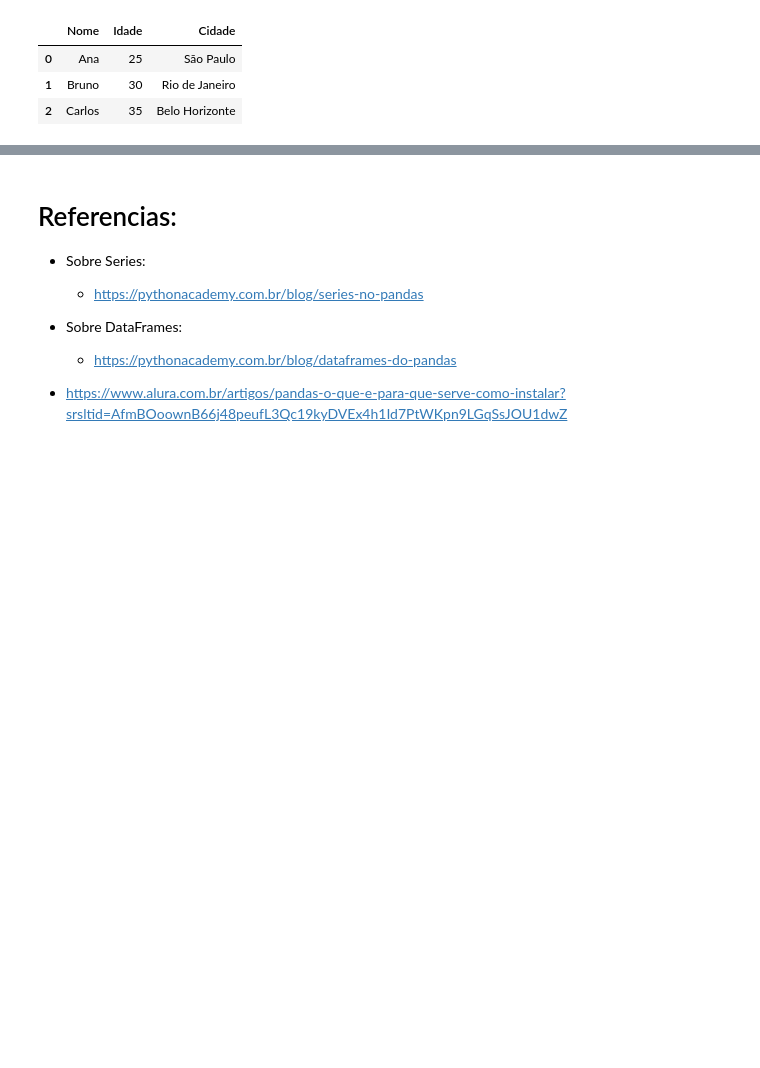
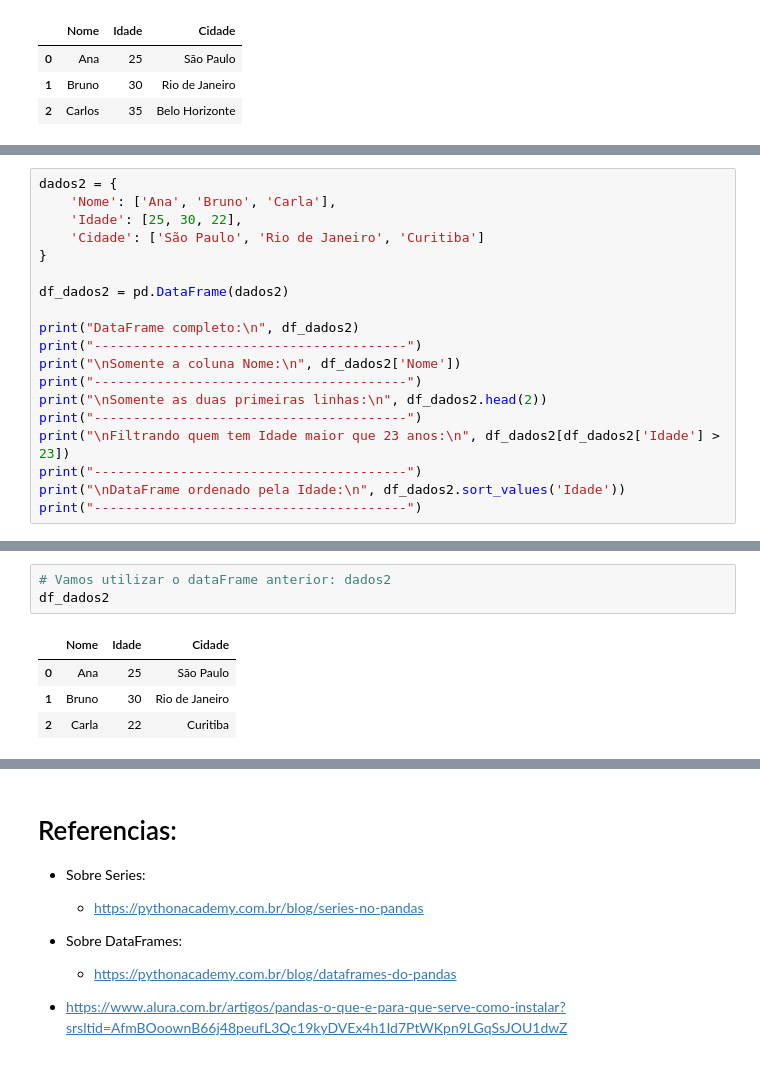
Before and after one commit to joao-victor-73/python.estudos, a Jupyter notebook: Estudos/Analise de Dados/Conceitos básicos pandas.ipynb, the cells around one changed output, grey strips where cells are left out. Drawn from its saved outputs; the diff is of its cells as text; blank space fills up the shorter version.

```diff
--- a/Estudos/Analise de Dados/Conceitos básicos pandas.ipynb
+++ b/Estudos/Analise de Dados/Conceitos básicos pandas.ipynb
@@ -252,0 +276,19 @@ df
+# %%
+dados2 = {
+    'Nome': ['Ana', 'Bruno', 'Carla'],
+    'Idade': [25, 30, 22],
+    'Cidade': ['São Paulo', 'Rio de Janeiro', 'Curitiba']
+}
+
+df_dados2 = pd.DataFrame(dados2)
+
+print("DataFrame completo:\n", df_dados2)
+print("----------------------------------------")
+print("\nSomente a coluna Nome:\n", df_dados2['Nome'])
+print("----------------------------------------")
+print("\nSomente as duas primeiras linhas:\n", df_dados2.head(2))
+print("----------------------------------------")
+print("\nFiltrando quem tem Idade maior que 23 anos:\n", df_dados2[df_dados2['Idade'] > 23])
+print("----------------------------------------")
+print("\nDataFrame ordenado pela Idade:\n", df_dados2.sort_values('Idade'))
+print("----------------------------------------")
@@ -252,0 +322,8 @@ df
+# %%
+# Vamos utilizar o dataFrame anterior: dados2
+df_dados2
+# %% [output]
+|  | Nome | Idade | Cidade |
+| 0 | Ana | 25 | São Paulo |
+| 1 | Bruno | 30 | Rio de Janeiro |
+| 2 | Carla | 22 | Curitiba |
```
Also changed, not shown: parts of 21 cells of this notebook, 2 other files.
